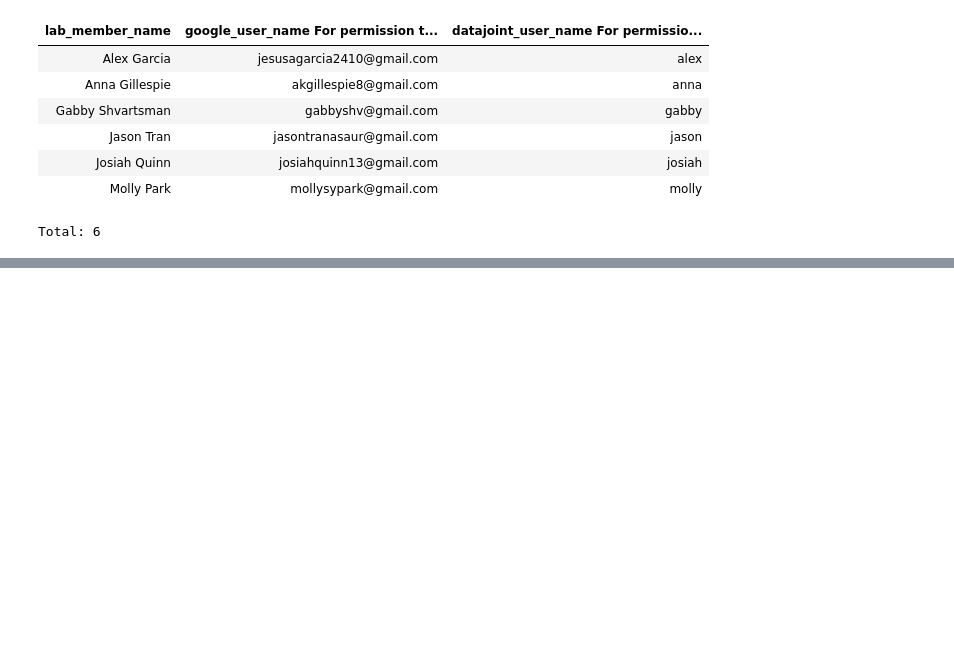
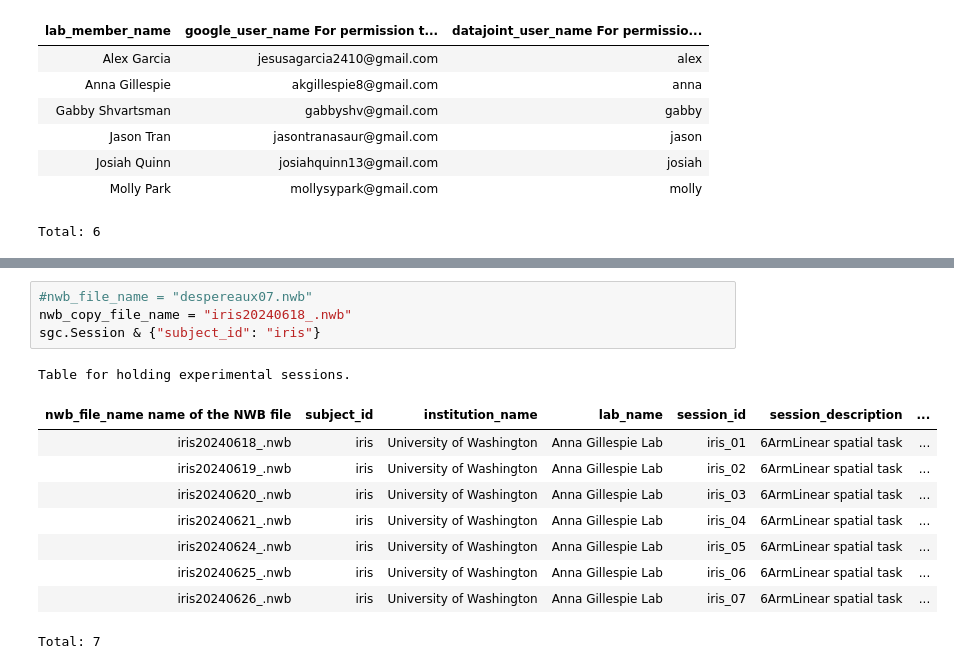
Before and after one commit to gillespielab/gl_spyglass, a Jupyter notebook: notebooks/tutorial_1.ipynb, the cells around one changed output, grey strips where cells are left out. Drawn from its saved outputs; the diff is of its cells as text; blank space fills up the shorter version.

```diff
--- a/notebooks/tutorial_1.ipynb
+++ b/notebooks/tutorial_1.ipynb
@@ -65,0 +67,15 @@ Total: 6
+# %%
+#nwb_file_name = "despereaux07.nwb"
+nwb_copy_file_name = "iris20240618_.nwb"
+sgc.Session & {"subject_id": "iris"}
+# %% [output]
+Table for holding experimental sessions.
+| nwb_file_name name of the NWB file | subject_id | institution_name | lab_name | session_id | session_description | ... |
+| iris20240618_.nwb | iris | University of Washington | Anna Gillespie Lab | iris_01 | 6ArmLinear spatial task | ... |
+| iris20240619_.nwb | iris | University of Washington | Anna Gillespie Lab | iris_02 | 6ArmLinear spatial task | ... |
+| iris20240620_.nwb | iris | University of Washington | Anna Gillespie Lab | iris_03 | 6ArmLinear spatial task | ... |
+| iris20240621_.nwb | iris | University of Washington | Anna Gillespie Lab | iris_04 | 6ArmLinear spatial task | ... |
+| iris20240624_.nwb | iris | University of Washington | Anna Gillespie Lab | iris_05 | 6ArmLinear spatial task | ... |
+| iris20240625_.nwb | iris | University of Washington | Anna Gillespie Lab | iris_06 | 6ArmLinear spatial task | ... |
+| iris20240626_.nwb | iris | University of Washington | Anna Gillespie Lab | iris_07 | 6ArmLinear spatial task | ... |
+Total: 7
```
Also changed, not shown: parts of 16 cells of this notebook.
